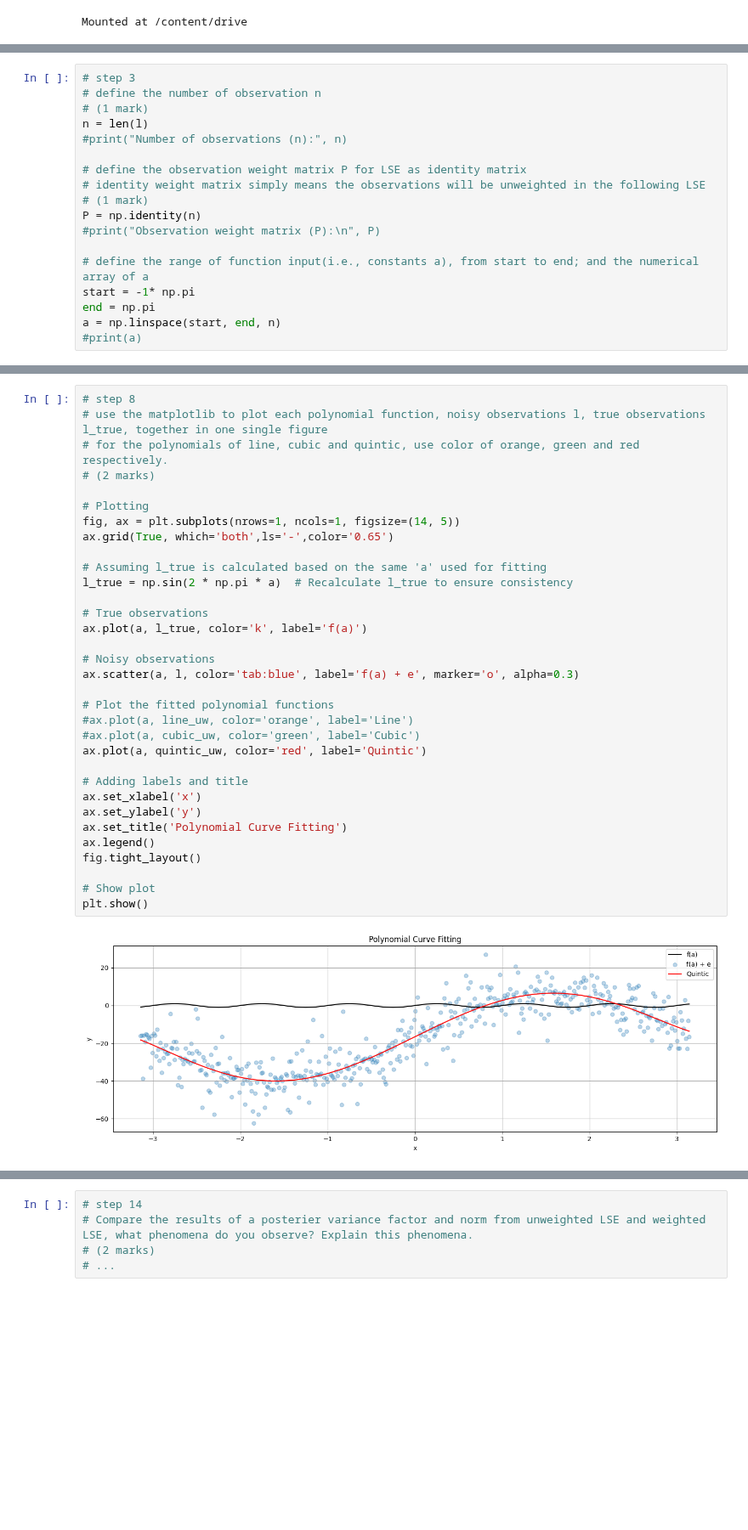
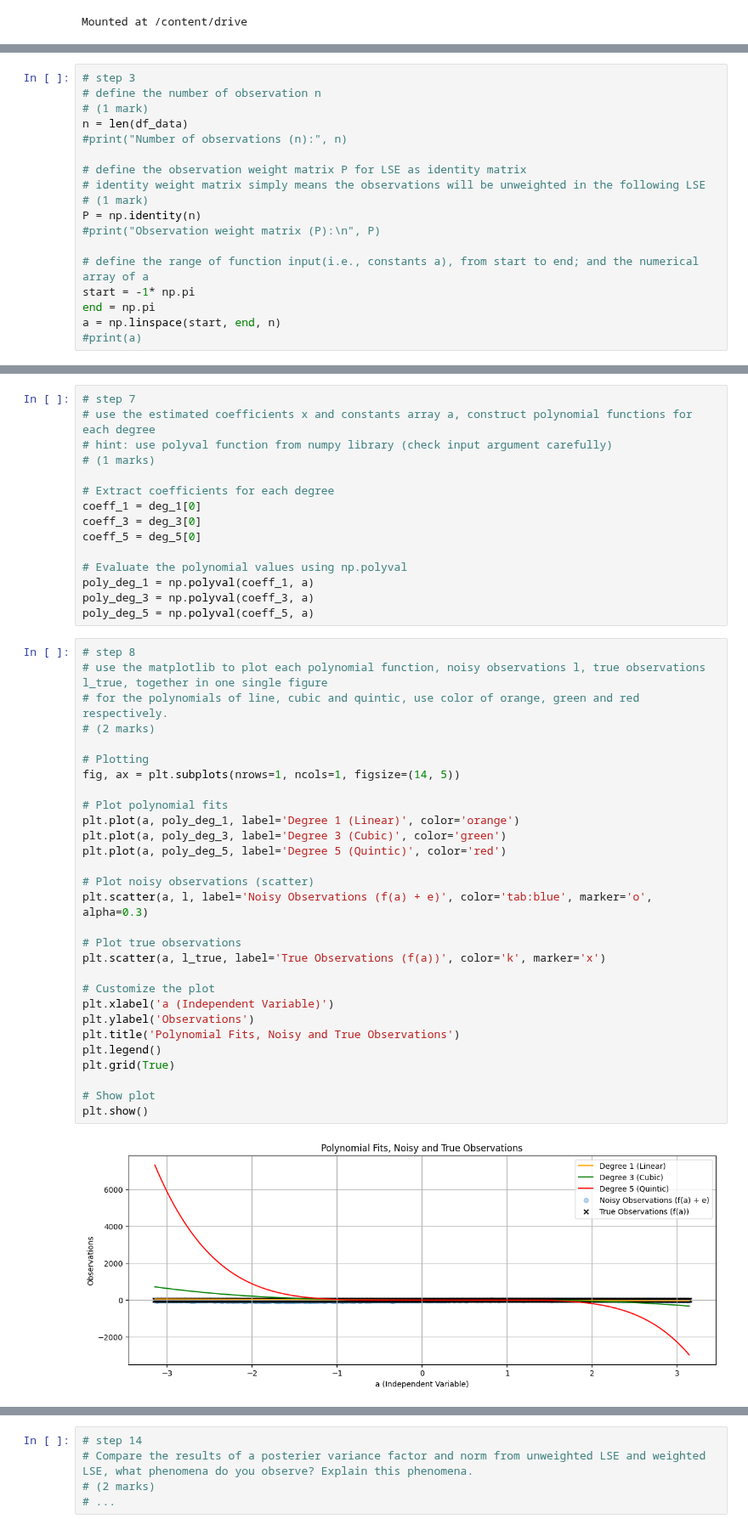
Before and after one commit to azizaahsan1/engg680_2024_fall, a Jupyter notebook: Lab_Assignment2/Assignment2.ipynb, the cells around one changed output, grey strips where cells are left out. Shown at 85% size. Drawn from its saved outputs; the diff is of its cells as text; blank space fills up the shorter version.

```diff
--- a/Lab_Assignment2/Assignment2.ipynb
+++ b/Lab_Assignment2/Assignment2.ipynb
@@ -56,7 +51,7 @@ l_true = arr_data[:,2]
 # step 3
 # define the number of observation n
 # (1 mark)
-n = len(l)
+n = len(df_data)
 #print("Number of observations (n):", n)
 
 # define the observation weight matrix P for LSE as identity matrix
@@ -240,35 +153,46 @@ elif deg == 5:
+# %%
+# step 7
+# use the estimated coefficients x and constants array a, construct polynomial functions for each degree
+# hint: use polyval function from numpy library (check input argument carefully)
+# (1 marks)
+
+# Extract coefficients for each degree
+coeff_1 = deg_1[0]
+coeff_3 = deg_3[0]
+coeff_5 = deg_5[0]
+
+# Evaluate the polynomial values using np.polyval
+poly_deg_1 = np.polyval(coeff_1, a)
+poly_deg_3 = np.polyval(coeff_3, a)
+poly_deg_5 = np.polyval(coeff_5, a)
 # %%
 # step 8
 # use the matplotlib to plot each polynomial function, noisy observations l, true observations l_true, together in one single figure
 # for the polynomials of line, cubic and quintic, use color of orange, green and red respectively.
 # (2 marks)
 
 # Plotting
 fig, ax = plt.subplots(nrows=1, ncols=1, figsize=(14, 5))
-ax.grid(True, which='both',ls='-',color='0.65')
 
-# Assuming l_true is calculated based on the same 'a' used for fitting
-l_true = np.sin(2 * np.pi * a)  # Recalculate l_true to ensure consistency
+# Plot polynomial fits
+plt.plot(a, poly_deg_1, label='Degree 1 (Linear)', color='orange')
+plt.plot(a, poly_deg_3, label='Degree 3 (Cubic)', color='green')
+plt.plot(a, poly_deg_5, label='Degree 5 (Quintic)', color='red')
 
-# True observations
-ax.plot(a, l_true, color='k', label='f(a)')
+# Plot noisy observations (scatter)
+plt.scatter(a, l, label='Noisy Observations (f(a) + e)', color='tab:blue', marker='o', alpha=0.3)
 
-# Noisy observations
-ax.scatter(a, l, color='tab:blue', label='f(a) + e', marker='o', alpha=0.3)
+# Plot true observations
+plt.scatter(a, l_true, label='True Observations (f(a))', color='k', marker='x')
 
-# Plot the fitted polynomial functions
-#ax.plot(a, line_uw, color='orange', label='Line')
-#ax.plot(a, cubic_uw, color='green', label='Cubic')
-ax.plot(a, quintic_uw, color='red', label='Quintic')
-
-# Adding labels and title
-ax.set_xlabel('x')
-ax.set_ylabel('y')
-ax.set_title('Polynomial Curve Fitting')
-ax.legend()
-fig.tight_layout()
+# Customize the plot
+plt.xlabel('a (Independent Variable)')
+plt.ylabel('Observations')
+plt.title('Polynomial Fits, Noisy and True Observations')
+plt.legend()
+plt.grid(True)
 
 # Show plot
 plt.show()
 # %% [output]
-[figure, old version]
+[figure, new version]
```
Also changed, not shown: parts of 18 cells of this notebook.
